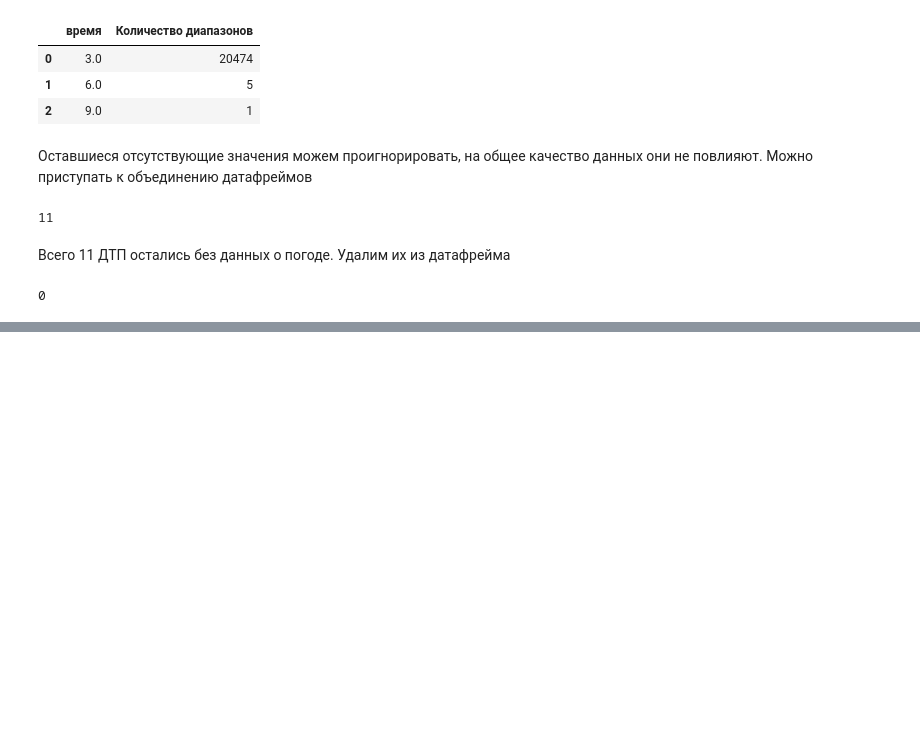
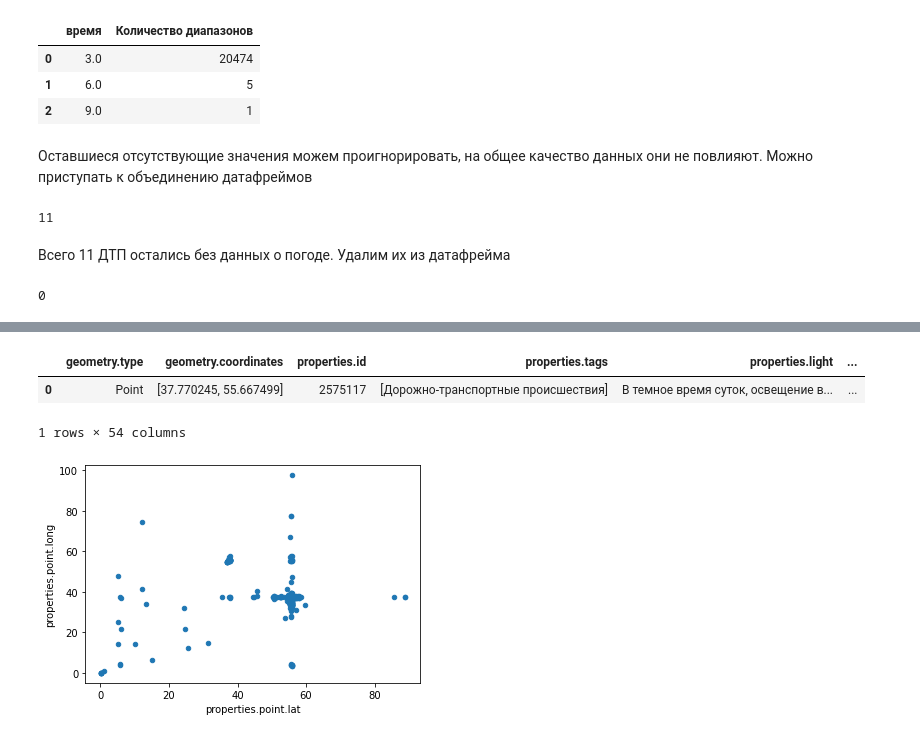
Before and after one commit to astigo/Analysis_car_accident_and_weather_in_Moscow_2015-2021, a Jupyter notebook: Weather-Accident.ipynb, the cells around one changed output, grey strips where cells are left out. Saved outputs shown, nothing was run; the diff lists cells and outputs as text; code cells hidden in the pictures; blank space fills up the shorter version.

```diff
--- a/Weather-Accident.ipynb
+++ b/Weather-Accident.ipynb
@@ -324,0 +402,7 @@ dtp_join.loc[dtp_join['properties.datetime']!=dtp_join['время'], 'propertie
+# %%
+dtp_join.plot(kind='scatter', x='properties.point.lat', y='properties.point.long')
+# %% [output]
+|  | geometry.type | geometry.coordinates | properties.id | properties.tags | properties.light | ... |
+| 0 | Point | [37.770245, 55.667499] | 2575117 | [Дорожно-транспортные происшествия] | В темное время суток, освещение в... | ... |
+1 rows × 54 columns
+[figure, added]
```
Also changed, not shown: parts of 37 cells of this notebook.
